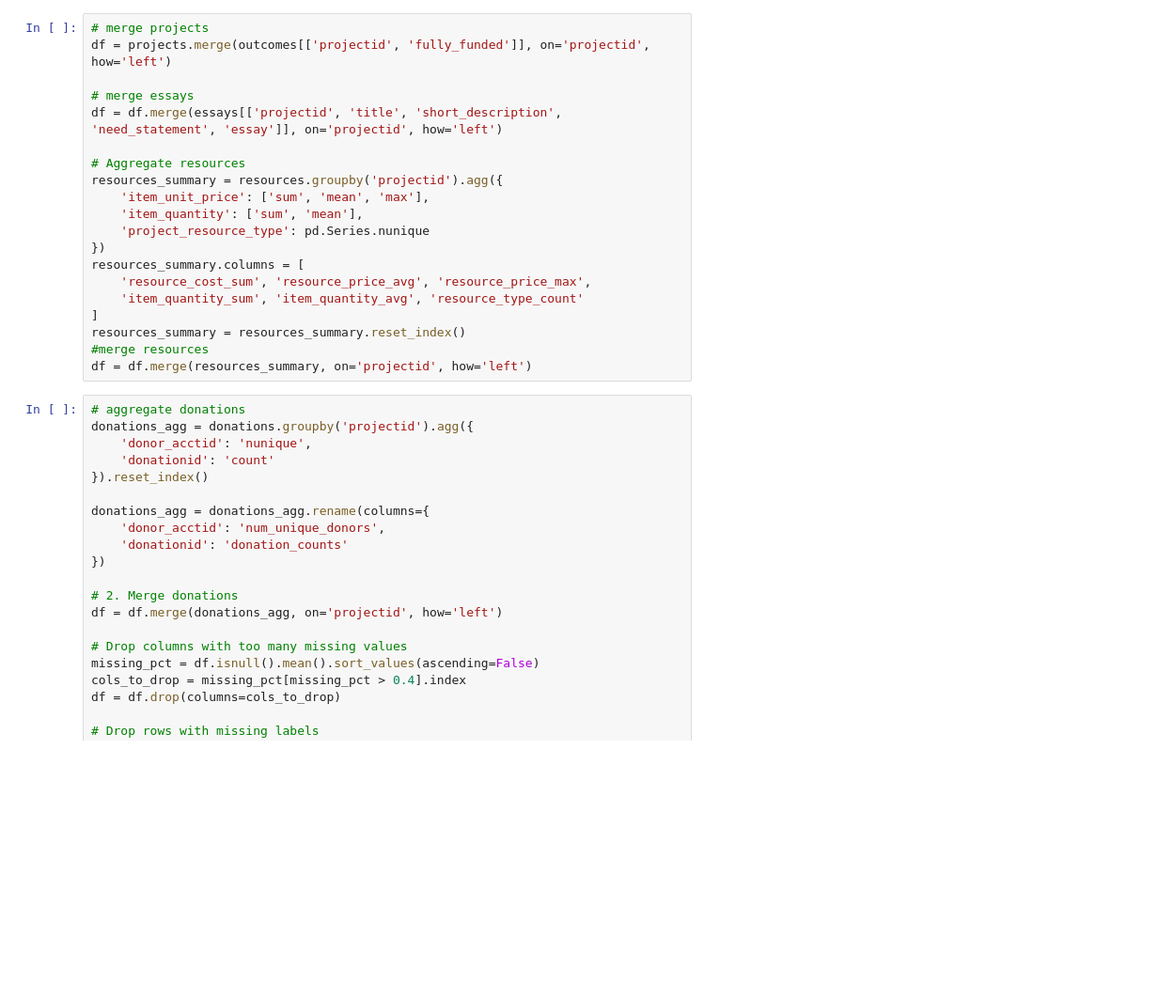
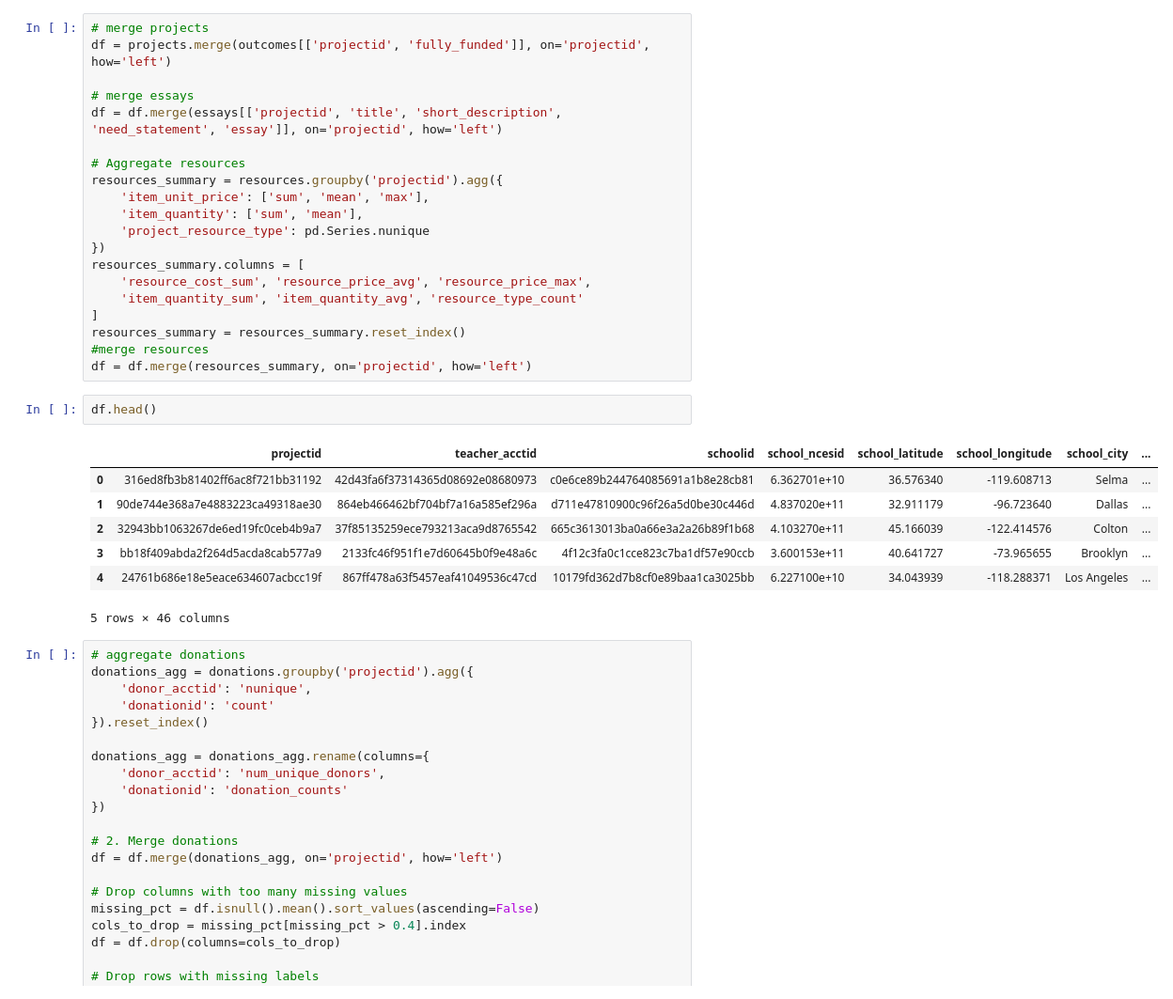
Before and after one commit to anshika2698/ML-PROJECT-GROUP-14, a Jupyter notebook: mlp_updated.ipynb, the cells around one changed output. Shown at 94% size. Drawn from its saved outputs; the diff is of its cells as text; blank space fills up the shorter version.

```diff
--- a/mlp_updated.ipynb
+++ b/mlp_updated.ipynb
@@ -36,6 +36,16 @@ resources_summary.columns = [
 resources_summary = resources_summary.reset_index()
 #merge resources
 df = df.merge(resources_summary, on='projectid', how='left')
+# %%
+df.head()
+# %% [output]
+|  | projectid | teacher_acctid | schoolid | school_ncesid | school_latitude | school_longitude | school_city | ... |
+| 0 | 316ed8fb3b81402ff6ac8f721bb31192 | 42d43fa6f37314365d08692e08680973 | c0e6ce89b244764085691a1b8e28cb81 | 6.362701e+10 | 36.576340 | -119.608713 | Selma | ... |
+| 1 | 90de744e368a7e4883223ca49318ae30 | 864eb466462bf704bf7a16a585ef296a | d711e47810900c96f26a5d0be30c446d | 4.837020e+11 | 32.911179 | -96.723640 | Dallas | ... |
+| 2 | 32943bb1063267de6ed19fc0ceb4b9a7 | 37f85135259ece793213aca9d8765542 | 665c3613013ba0a66e3a2a26b89f1b68 | 4.103270e+11 | 45.166039 | -122.414576 | Colton | ... |
+| 3 | bb18f409abda2f264d5acda8cab577a9 | 2133fc46f951f1e7d60645b0f9e48a6c | 4f12c3fa0c1cce823c7ba1df57e90ccb | 3.600153e+11 | 40.641727 | -73.965655 | Brooklyn | ... |
+| 4 | 24761b686e18e5eace634607acbcc19f | 867ff478a63f5457eaf41049536c47cd | 10179fd362d7b8cf0e89baa1ca3025bb | 6.227100e+10 | 34.043939 | -118.288371 | Los Angeles | ... |
+5 rows × 46 columns
 # %%
 # aggregate donations
 donations_agg = donations.groupby('projectid').agg({
```
Also changed, not shown: parts of 9 cells of this notebook.
